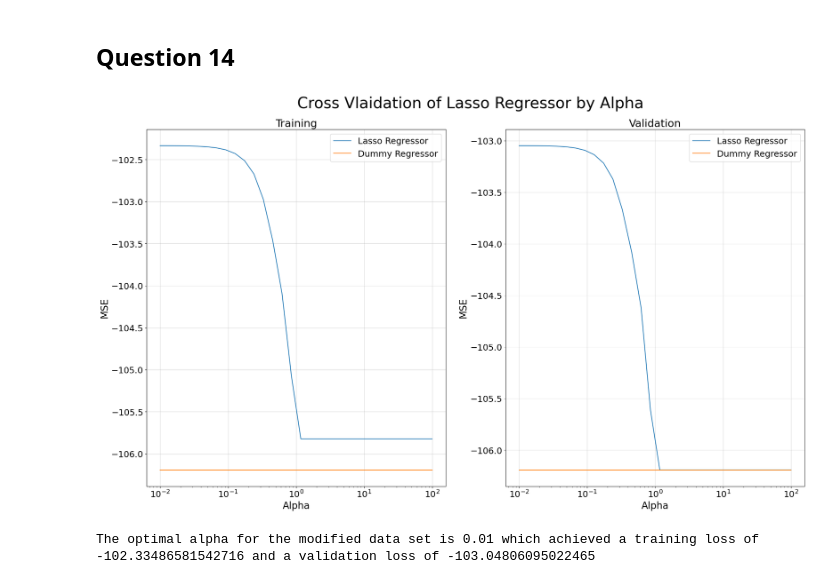
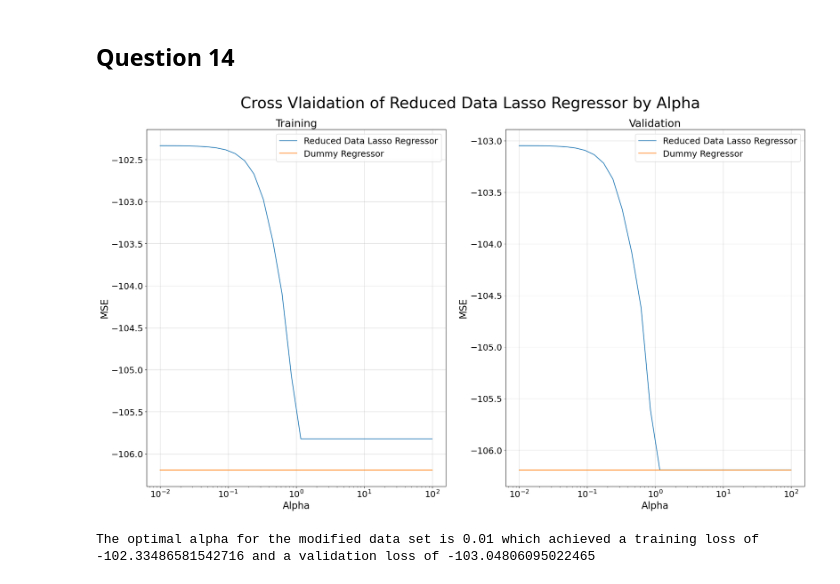
Before and after one commit to Ofir-Manor/Long3, a Jupyter notebook: 316084623-311288203.ipynb, the cells around one changed output. Saved outputs shown, nothing was run; the diff lists cells and outputs as text; code cells hidden in the pictures.

```diff
--- a/316084623-311288203.ipynb
+++ b/316084623-311288203.ipynb
@@ -353,23 +353,23 @@ plot3d(train_mod, colX="PCR_01", colY="PCR_05", colZ="contamination_level", titl
 # %%
 train_mod_X = train_mod[["PCR_01", "PCR_05"]]
 train_mod_y = train_mod["contamination_level"]
 
 alpha_list = np.logspace(-2, 2, 30)
 mean_train_score = []
 mean_val_score = []
 
 for alpha in alpha_list:
-    cur_lasso = Lasso(alpha = alpha, fit_intercept=True)
-    cv_lasso_scores = cross_validate(cur_lasso, train_mod_X, train_mod_y, scoring="neg_mean_squared_error", cv=5, return_train_score=True)
-    mean_train_score = np.append(mean_train_score, np.mean(cv_lasso_scores['train_score']))
-    mean_val_score = np.append(mean_val_score, np.mean(cv_lasso_scores['test_score']))
+    red_data_lasso = Lasso(alpha = alpha, fit_intercept=True)
+    cv_red_data_lasso_scores = cross_validate(red_data_lasso, train_mod_X, train_mod_y, scoring="neg_mean_squared_error", cv=5, return_train_score=True)
+    mean_train_score = np.append(mean_train_score, np.mean(cv_red_data_lasso_scores['train_score']))
+    mean_val_score = np.append(mean_val_score, np.mean(cv_red_data_lasso_scores['test_score']))
 
 dummy_mean_train = np.full(shape=mean_train_score.shape, fill_value = dummy_redr_train_loss)
 dummy_mean_val = np.full(shape=mean_val_score.shape, fill_value = dummy_redr_val_loss)
 
-semilogx_plot(alpha_list, mean_train_score, mean_val_score, dummy_mean_train, dummy_mean_val, "Alpha", "Lasso Regressor")
+semilogx_plot(alpha_list, mean_train_score, mean_val_score, dummy_mean_train, dummy_mean_val, "Alpha", "Reduced Data Lasso Regressor")
 # %% [output]
-[figure, old version]
+[figure, new version]
 # %%
 opt_alpha_idx = np.argmax(mean_val_score)
 opt_alpha = alpha_list[opt_alpha_idx]
```
Also changed, not shown: parts of 6 cells of this notebook, 1 other file.
